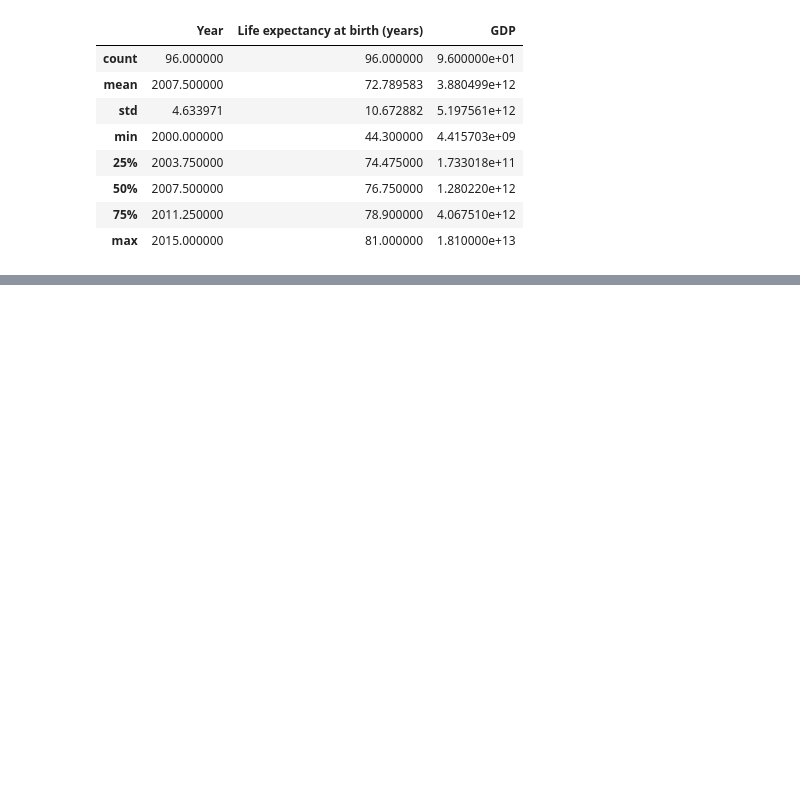
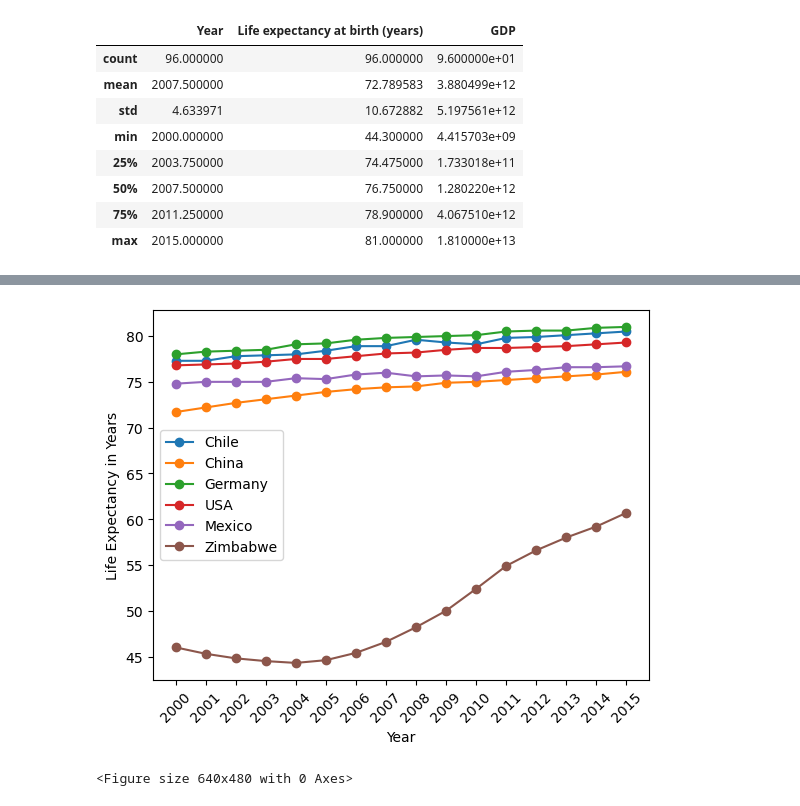
Before and after one commit to tylerjamesf/life_expectancy_GDP, a Jupyter notebook: life_expectancy_gdp.ipynb, the cells around one changed output, grey strips where cells are left out. Saved outputs shown, nothing was run; the diff lists cells and outputs as text; code cells hidden in the pictures; blank space fills up the shorter version.

Commit message:
added compare of life expectancy and GDP plots and means

```diff
--- a/life_expectancy_gdp.ipynb
+++ b/life_expectancy_gdp.ipynb
@@ -26,3 +26,10 @@ df.describe()
 | 50% | 2007.500000 | 76.750000 | 1.280220e+12 |
 | 75% | 2011.250000 | 78.900000 | 4.067510e+12 |
 | max | 2015.000000 | 81.000000 | 1.810000e+13 |
+# %%
+x = df["Year"].unique()
+country = df["Country"].unique()
+print(country)
+print(x)
+x_ticks = [1,2,3,4,5,6,7,8,9,10,11,12,13,14,15,16]
+x_labels = ['2000','2001','2002','2003','2004','2005','2006','2007','2008','2009','2010','2011','2012','2013','2014','2015']
@@ -28,0 +40,8 @@ df.describe()
+# %%
+chile_y = df[df["Country"] == "Chile"]
+china_y = df[df["Country"] == "China"]
+germany_y = df[df["Country"] == "Germany"]
+mexico_y = df[df["Country"] == "Mexico"]
+usa_y = df[df["Country"] == "United States of America"]
+zim_y = df[df["Country"] == "Zimbabwe"]
+print(chile_y)
@@ -28,0 +66,23 @@ df.describe()
+# %%
+ax = plt.subplot()
+ax.set_xticks(x_ticks)
+
+plt.plot(x,chile_y["Life expectancy at birth (years)"], label='Chile', marker='o')
+plt.plot(x, china_y["Life expectancy at birth (years)"], label='China', marker='o')
+plt.plot(x, germany_y["Life expectancy at birth (years)"], label='Germany', marker='o')
+plt.plot(x, usa_y["Life expectancy at birth (years)"], label='USA', marker='o')
+plt.plot(x, mexico_y["Life expectancy at birth (years)"], label='Mexico', marker='o')
+plt.plot(x, zim_y["Life expectancy at birth (years)"], label='Zimbabwe', marker='o')
+
+ax.set_xticks(x)
+ax.set_xticklabels(x_labels, rotation=45)
+
+plt.ylabel("Life Expectancy in Years")
+plt.xlabel("Year")
+
+plt.legend()
+plt.show()
+plt.clf()
+# %% [output]
+[figure, added]
+<Figure size 640x480 with 0 Axes>
```
Also changed, not shown: parts of 5 cells of this notebook.
